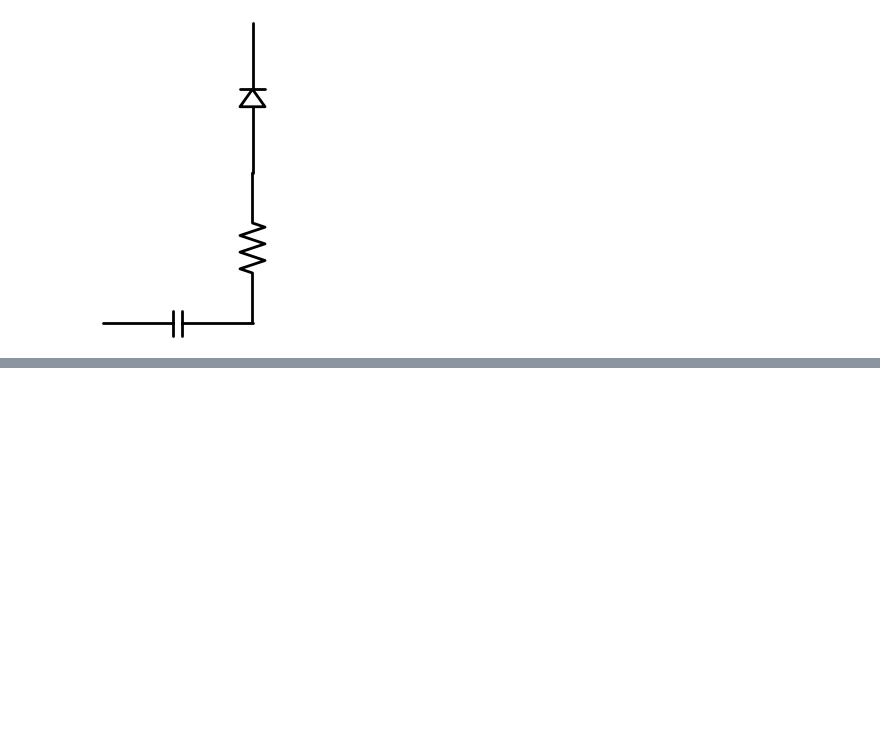
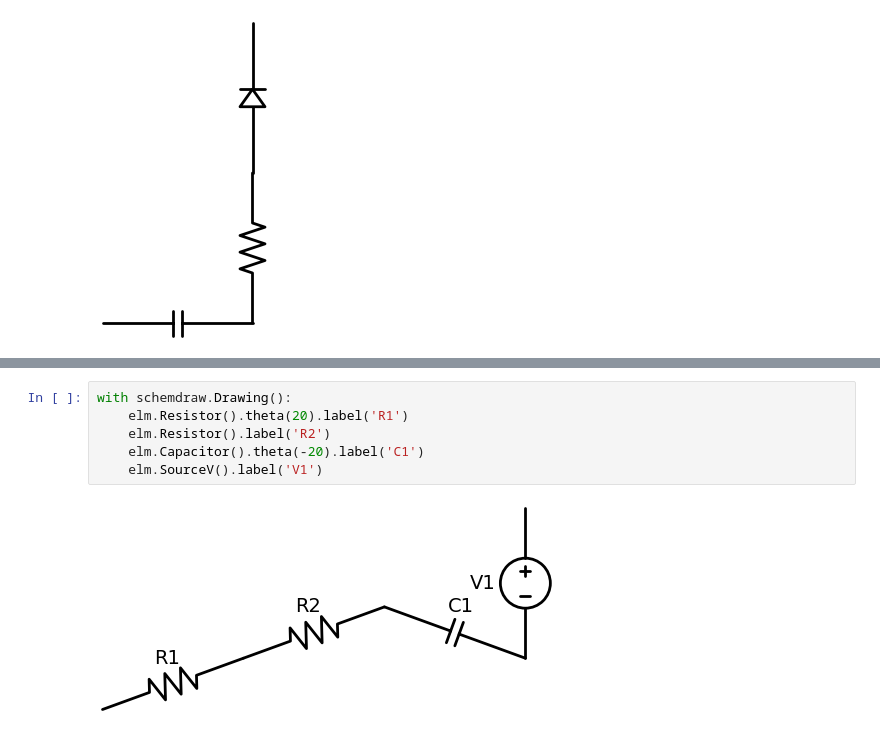
Before and after one commit to LaboratoryPatternRecognition/CircuitElectronics, a Jupyter notebook: _sources/Circuit_Electronics/SchemDrawGuide.ipynb, the cells around one changed output, grey strips where cells are left out. Cells and saved outputs as stored; diff of their text form; blank space fills up the shorter version.

```diff
--- a/_sources/Circuit_Electronics/SchemDrawGuide.ipynb
+++ b/_sources/Circuit_Electronics/SchemDrawGuide.ipynb
@@ -351,0 +145,8 @@ TypeError: Element._place() missing 1 required positional argument: 'dwgtheta'
+# %%
+with schemdraw.Drawing():
+    elm.Resistor().theta(20).label('R1')
+    elm.Resistor().label('R2')
+    elm.Capacitor().theta(-20).label('C1')
+    elm.SourceV().label('V1')
+# %% [output]
+[figure, added]
```
Also changed, not shown: parts of 78 cells of this notebook, 47 other files.
